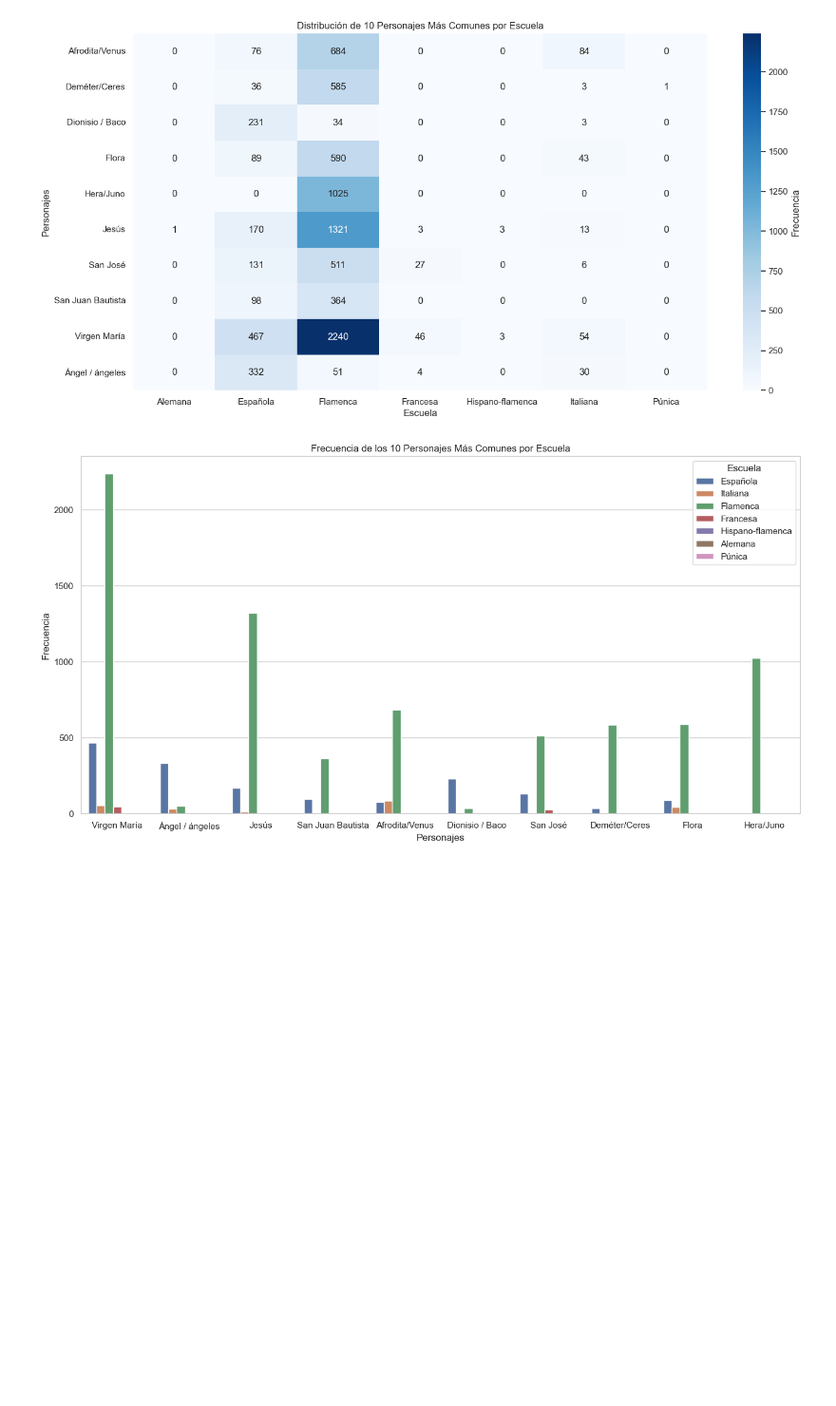
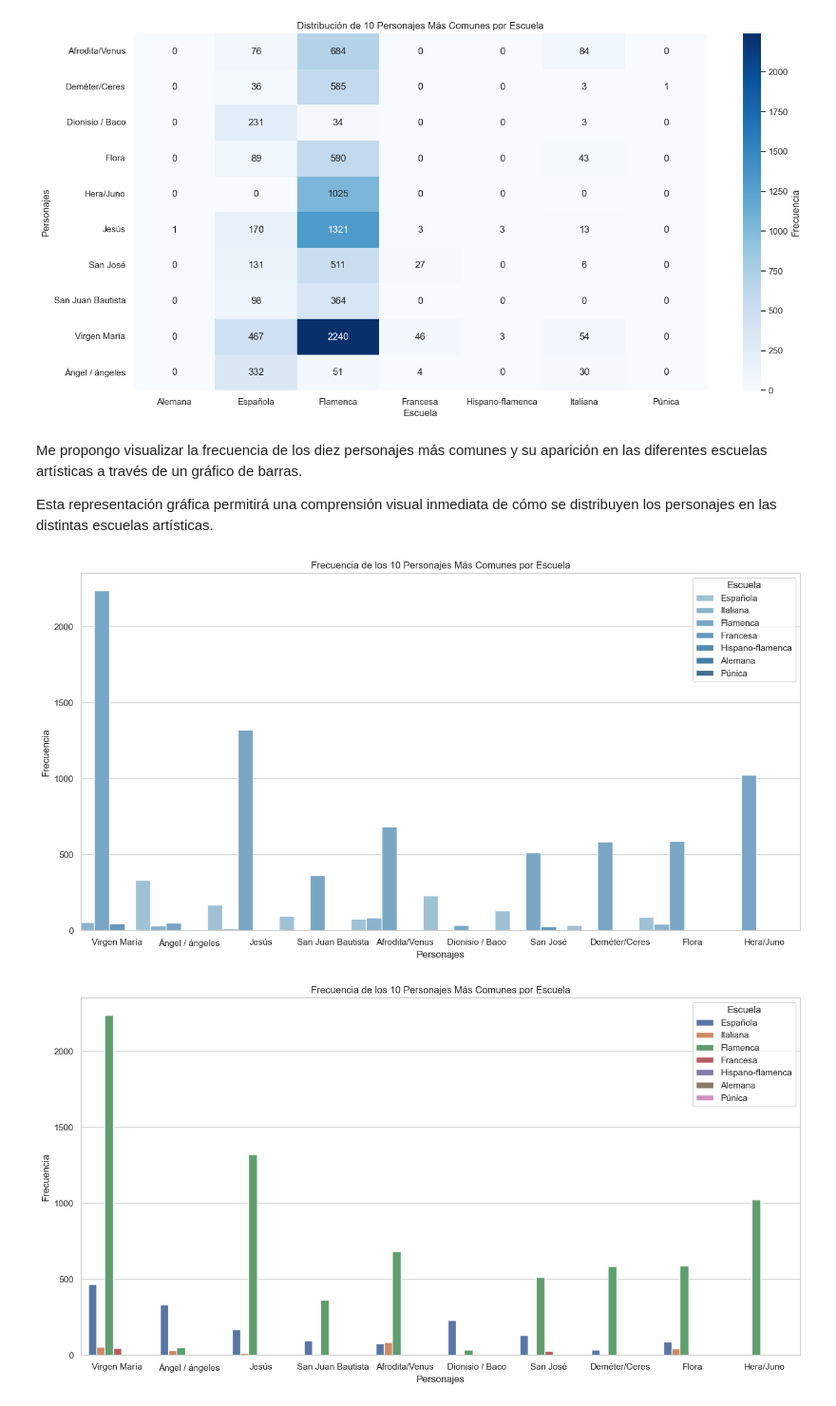
Before and after one commit to karmelealonso/project_final, a Jupyter notebook: notebooks/Estudio_analitico_iconografia.ipynb, the cells around one changed output. Shown at 95% size. Drawn from its saved outputs; the diff is of its cells as text; code cells hidden in the pictures; blank space fills up the shorter version.

```diff
--- a/notebooks/Estudio_analitico_iconografia.ipynb
+++ b/notebooks/Estudio_analitico_iconografia.ipynb
@@ -1013,6 +996,23 @@ plt.ylabel('Personajes')
 plt.show()
 # %% [output]
 [figure]
+# %% [markdown]
+Me propongo visualizar la frecuencia de los diez personajes más comunes y su aparición en las diferentes escuelas artísticas a través de un gráfico de barras.
+
+Esta representación gráfica permitirá una comprensión visual inmediata de cómo se distribuyen los personajes en las distintas escuelas artísticas.
+# %%
+colores_blues_oscuros = sns.color_palette("Blues_d", 10)
+
+# Gráfico de barras para la relación entre 'Personajes' y 'Escuela' con barras más anchas y colores más oscuros
+plt.figure(figsize=(16, 8))
+sns.countplot(x='Personajes', hue='Escuela', data=df_personajes_comunes, palette=colores_blues_oscuros, saturation=0.75, width=1.5)
+plt.title('Frecuencia de los 10 Personajes Más Comunes por Escuela')
+plt.xlabel('Personajes')
+plt.ylabel('Frecuencia')
+plt.legend(title='Escuela', bbox_to_anchor=(1, 1))
+plt.show()
+# %% [output]
+[figure, added]
 # %%
 personajes_mas_comunes = personajes_escuela['Personajes'].value_counts().nlargest(10).index
 
```
Also changed, not shown: parts of 51 cells of this notebook.
